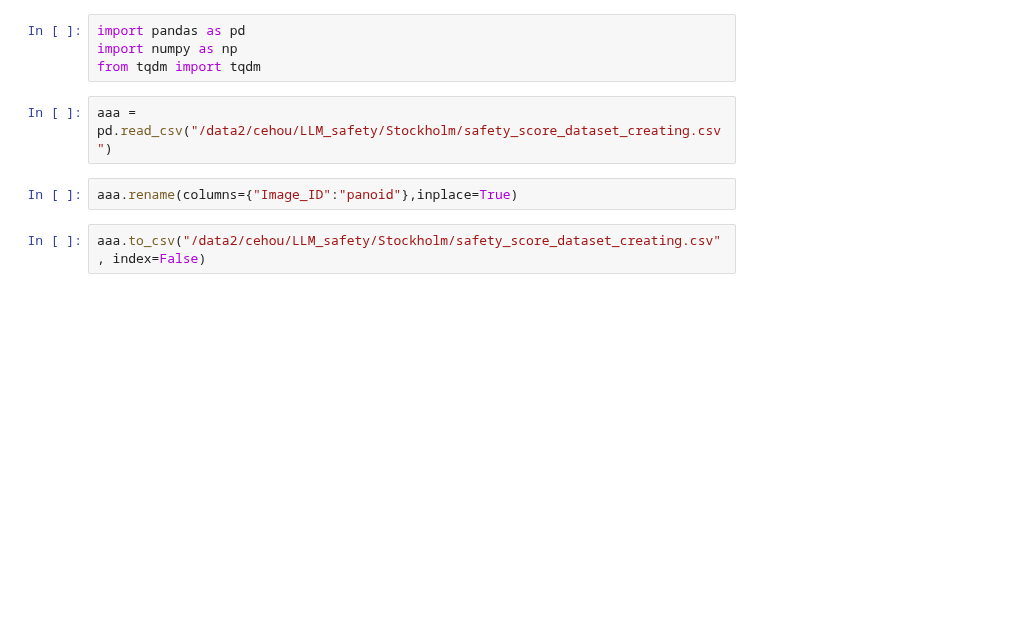
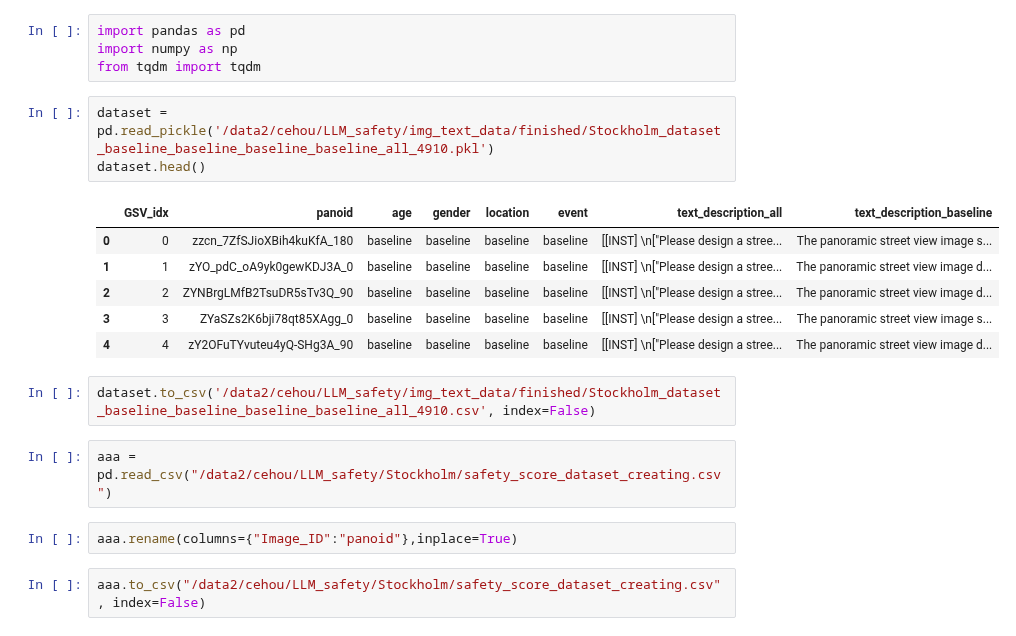
Before and after one commit to CeHouGIS/Safety_Perception_HK, a Jupyter notebook: POI.ipynb, the cells around one changed output. Cells and saved outputs as stored; diff of their text form; blank space fills up the shorter version.

```diff
--- a/POI.ipynb
+++ b/POI.ipynb
@@ -2,6 +2,18 @@
 import pandas as pd
 import numpy as np
 from tqdm import tqdm
+# %%
+dataset = pd.read_pickle('/data2/cehou/LLM_safety/img_text_data/finished/Stockholm_dataset_baseline_baseline_baseline_baseline_all_4910.pkl')
+dataset.head()
+# %% [output]
+|  | GSV_idx | panoid | age | gender | location | event | text_description_all | text_description_baseline |
+| 0 | 0 | zzcn_7ZfSJioXBih4kuKfA_180 | baseline | baseline | baseline | baseline | [[INST] \n["Please design a stree... | The panoramic street view image s... |
+| 1 | 1 | zYO_pdC_oA9yk0gewKDJ3A_0 | baseline | baseline | baseline | baseline | [[INST] \n["Please design a stree... | The panoramic street view image d... |
+| 2 | 2 | ZYNBrgLMfB2TsuDR5sTv3Q_90 | baseline | baseline | baseline | baseline | [[INST] \n["Please design a stree... | The panoramic street view image d... |
+| 3 | 3 | ZYaSZs2K6bji78qt85XAgg_0 | baseline | baseline | baseline | baseline | [[INST] \n["Please design a stree... | The panoramic street view image s... |
+| 4 | 4 | zY2OFuTYvuteu4yQ-SHg3A_90 | baseline | baseline | baseline | baseline | [[INST] \n["Please design a stree... | The panoramic street view image d... |
+# %%
+dataset.to_csv('/data2/cehou/LLM_safety/img_text_data/finished/Stockholm_dataset_baseline_baseline_baseline_baseline_all_4910.csv', index=False)
 # %%
 aaa = pd.read_csv("/data2/cehou/LLM_safety/Stockholm/safety_score_dataset_creating.csv")
 # %%
```
Also changed, not shown: 3 other files.
